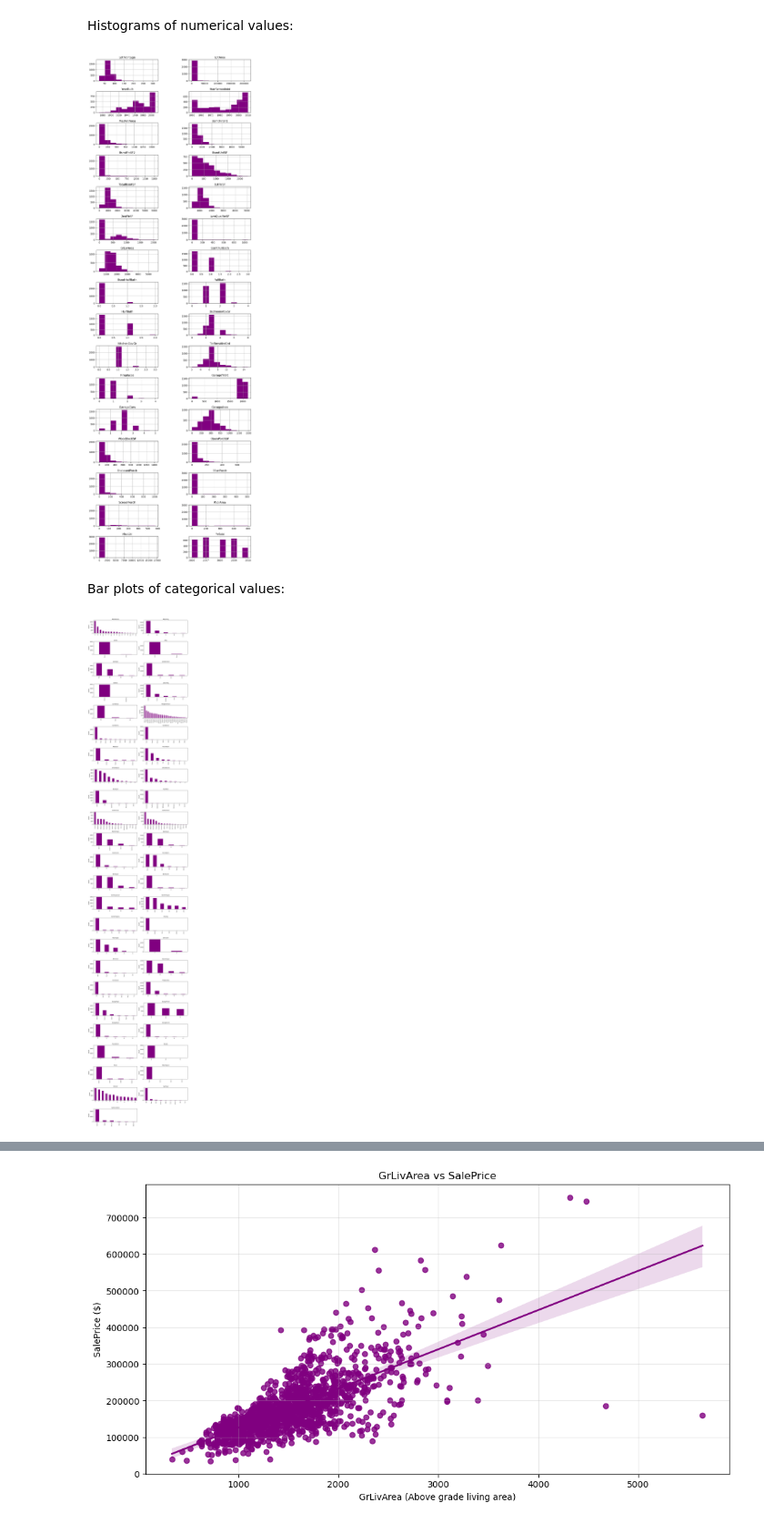
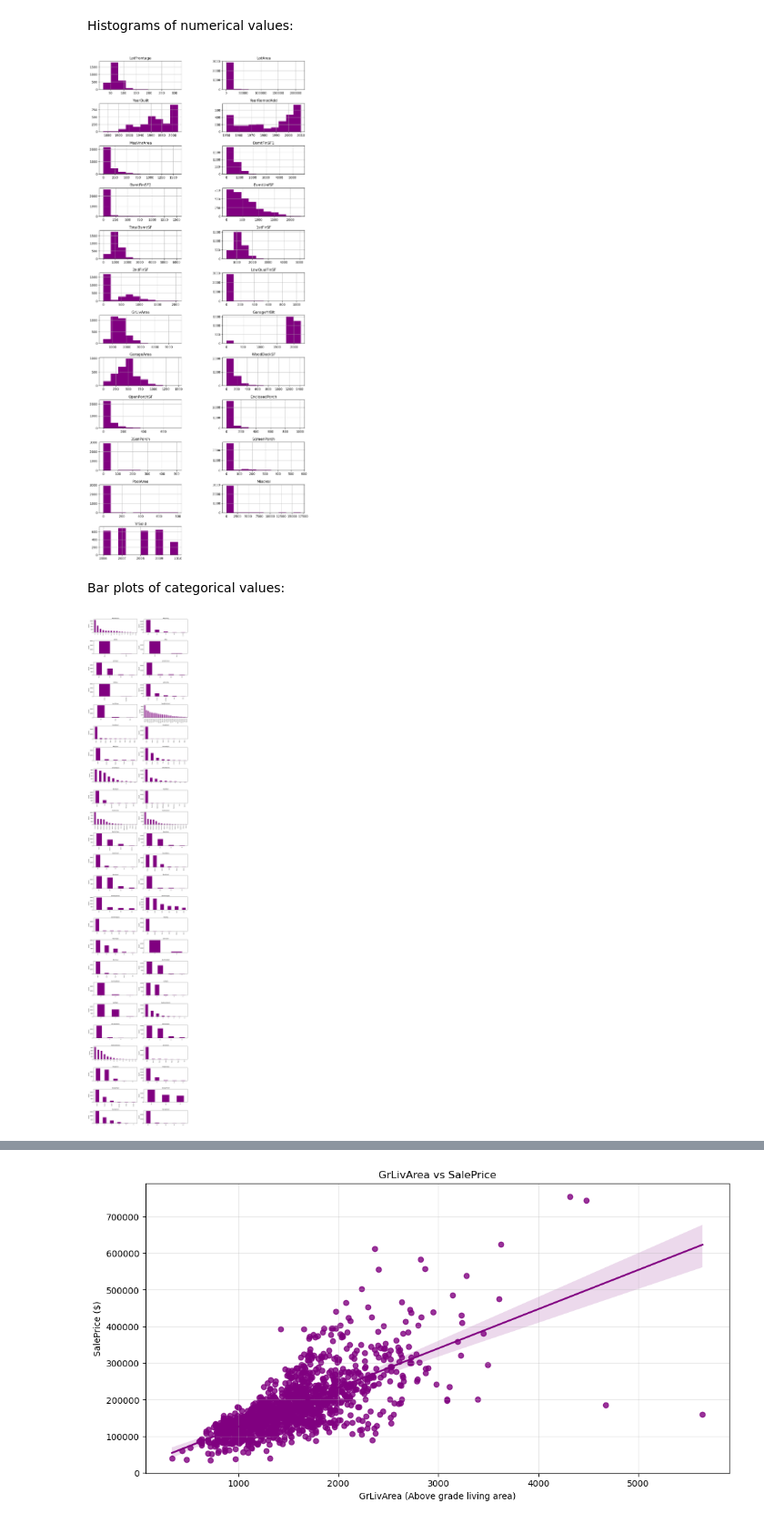
Before and after one commit to lmacakova/prices, a Jupyter notebook: house_prices.ipynb, the cells around one changed output, grey strips where cells are left out. Shown at 91% size. Cells and saved outputs as stored; diff of their text form; code cells hidden in the pictures.

```diff
--- a/house_prices.ipynb
+++ b/house_prices.ipynb
@@ -150,8 +150,11 @@ num_fill_zero = [
 ]
 combined_ds[num_fill_zero] = combined_ds[num_fill_zero].fillna(0)
 
+
 #  Convert selected fields to the intended dtypes
-int_to_strings = ['MSSubClass', 'OverallQual', 'OverallCond', 'MoSold']
+int_to_strings = ['MSSubClass', 'OverallQual', 'OverallCond', 'MoSold', 'BsmtFullBath',
+                  'BsmtHalfBath', 'FullBath', 'HalfBath', 'BedroomAbvGr', 'KitchenAbvGr',
+                  'TotRmsAbvGrd', 'Fireplaces', 'GarageCars']
 
 float_to_int = ['LotFrontage', 'MasVnrArea', 'BsmtFinSF1', 'BsmtFinSF2',
                 'BsmtUnfSF', 'TotalBsmtSF', 'BsmtFullBath', 'BsmtHalfBath',
@@ -264,3 +267,18 @@ plt.tight_layout()
 plt.show()
 # %% [output]
 [figure]
+# %%
+sales_per_year = combined_ds.groupby('YrSold').size()
+
+plt.figure(figsize=(12, 6))
+ax = sales_per_year.plot(kind='line', marker='o', linewidth=2, color='purple')
+
+plt.title('Total Number of Sales per Year')
+plt.xlabel('Year Sold')
+plt.ylabel('Number of Sales')
+
+for year, count in sales_per_year.items():
+    ax.text(year, count, f'{count}', ha='center', va='bottom')
+
+plt.tight_layout()
+plt.show()
@@ -274,31 +294,31 @@ numerical.hist(
 plt.subplots_adjust(hspace=0.5, wspace=0.5)
 plt.show()
 # %% [output]
-[figure, old version]
+[figure, new version]
 # %% [markdown]
 Bar plots of categorical values:
 # %%
 categorical = combined_ds.select_dtypes("object")
 
 n_cols = 2
 n_rows = 24
 
 fig, axes = plt.subplots(n_rows, n_cols, figsize=(12, 60))
 axes = axes.flatten()
 
 for ax, col in zip(axes, categorical.columns):
     vc = categorical[col].value_counts(dropna=False)
 
-    vc.plot(kind='bar', ax=ax, color='purple')
+    vc.plot(kind='bar',  ax=ax, color='purple', )
     ax.set_title(col, fontsize=10)
     ax.tick_params(axis='x', rotation=90, labelsize=8)
     ax.set_ylabel('Count')
 
 # Hide any unused axes
 for ax in axes[len(categorical.columns):]:
     ax.axis('off')
-plt.subplots_adjust(hspace=0.5, wspace=0.5)
+plt.subplots_adjust(hspace=0.8, wspace=0.8)
 plt.tight_layout()
 plt.show()
 # %% [output]
-[figure, old version]
+[figure, new version]
```
Also changed, not shown: parts of 3 cells of this notebook.
